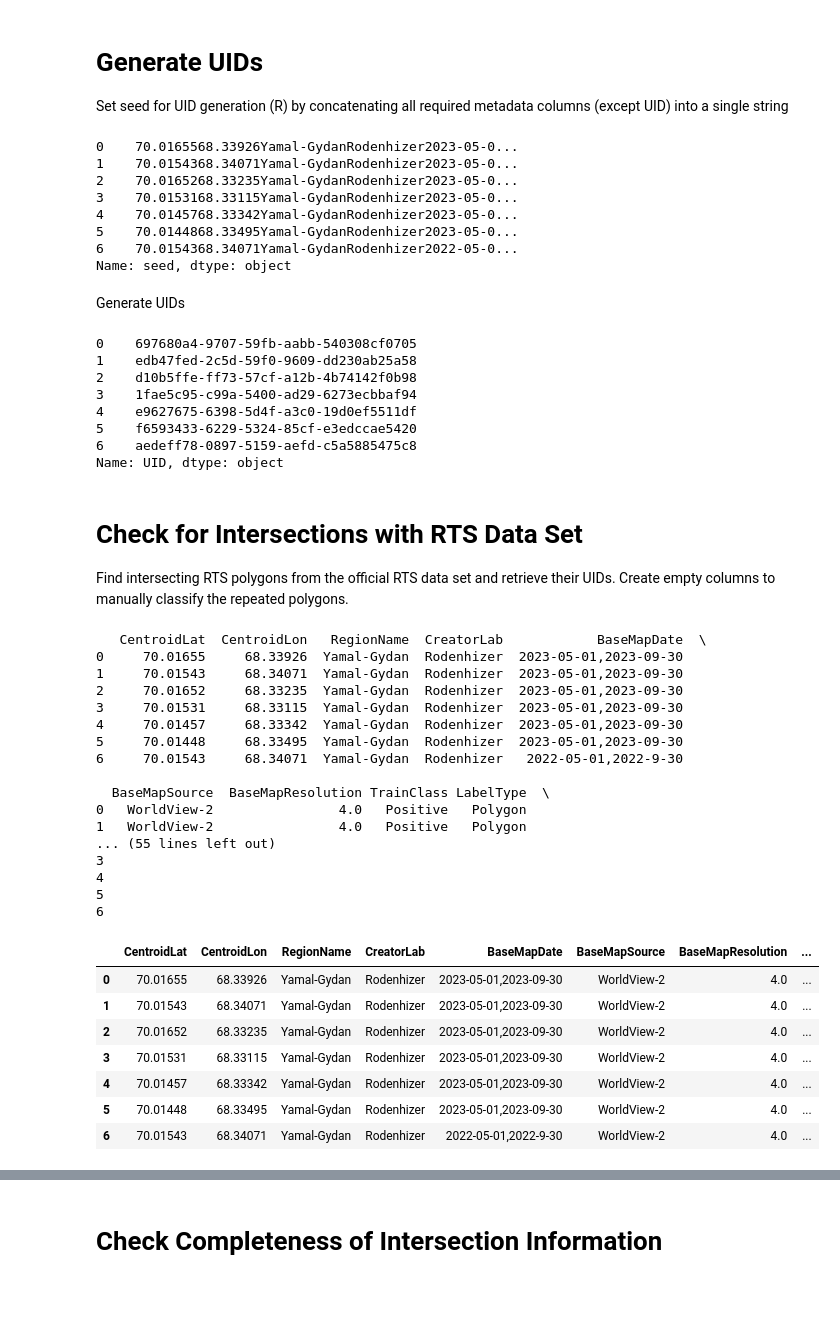
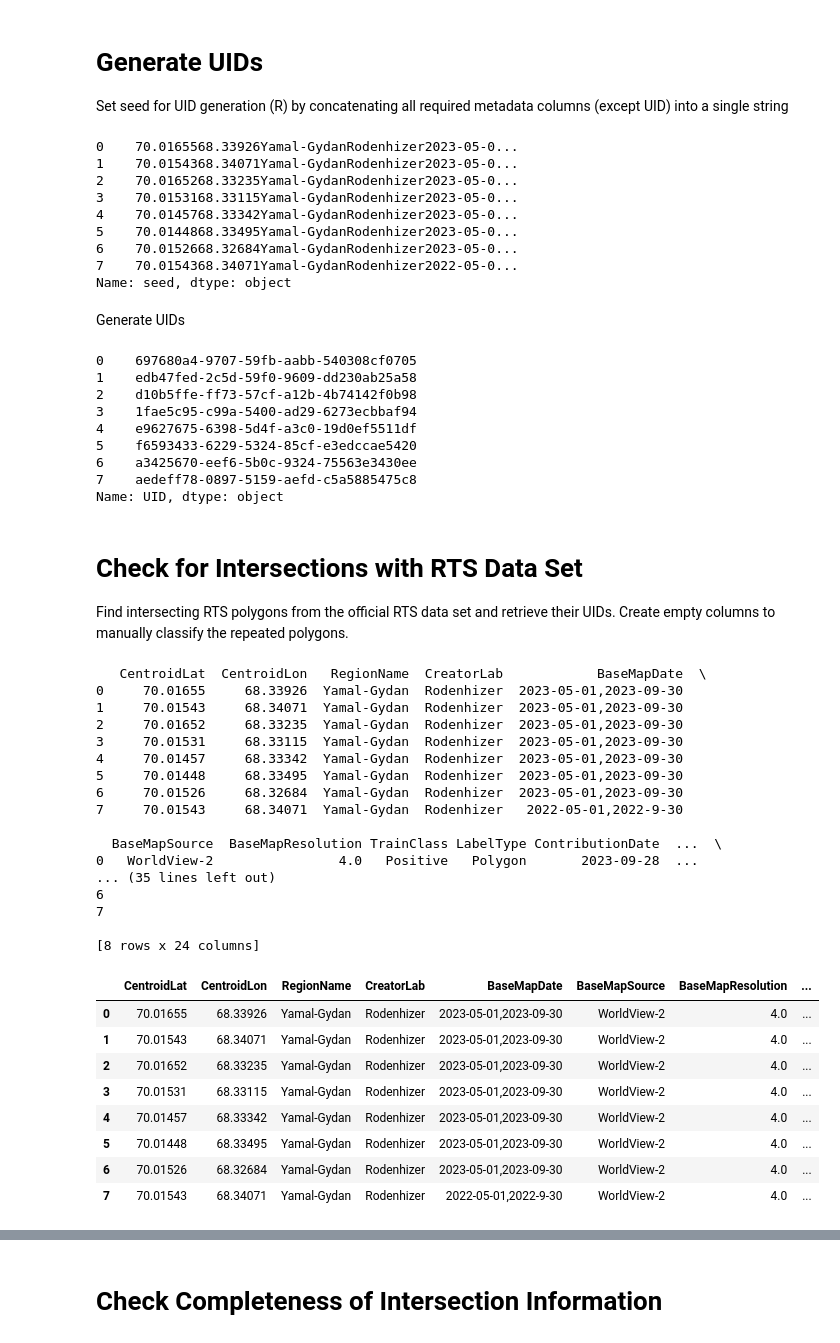
Before and after one commit to whrc/ARTS, a Jupyter notebook: Tutorial/data_formatting.ipynb, the cells around one changed output, grey strips where cells are left out. Cells and saved outputs as stored; diff of their text form; code cells hidden in the pictures; blank space fills up the shorter version.

```diff
--- a/Tutorial/data_formatting.ipynb
+++ b/Tutorial/data_formatting.ipynb
@@ -70,11 +70,11 @@ dataset_version = 'v.1.0.0' # set this to most recent version
 # leave everything else in this chunk alone
 if demo:
     # RTS data set to be processed
-    your_rts_dataset_file = 'rts_dataset_test_polygons_new.geojson'
+    your_rts_dataset_file = 'test_polygons_new.geojson'
     your_rts_dataset_filepath = base_dir / 'Tutorial' / 'mock_dataset' / 'input_data' / your_rts_dataset_file
 
     # ARTS main dataset to be appended
-    ARTS_main_dataset_filepath = base_dir / 'Tutorial' / 'mock_dataset' / 'input_data' / 'rts_dataset_test_polygons_current.geojson'
+    ARTS_main_dataset_filepath = base_dir / 'Tutorial' / 'mock_dataset' / 'input_data' / 'test_polygons_current.geojson'
 
 else:
     # RTS data set to be processed
@@ -232,7 +235,8 @@ new_dataset.seed
 3    70.0153168.33115Yamal-GydanRodenhizer2023-05-0...
 4    70.0145768.33342Yamal-GydanRodenhizer2023-05-0...
 5    70.0144868.33495Yamal-GydanRodenhizer2023-05-0...
-6    70.0154368.34071Yamal-GydanRodenhizer2022-05-0...
+6    70.0152668.32684Yamal-GydanRodenhizer2023-05-0...
+7    70.0154368.34071Yamal-GydanRodenhizer2022-05-0...
 Name: seed, dtype: object
 # %% [markdown]
 Generate UIDs
@@ -251,7 +255,8 @@ new_dataset.UID
 3    1fae5c95-c99a-5400-ad29-6273ecbbaf94
 4    e9627675-6398-5d4f-a3c0-19d0ef5511df
 5    f6593433-6229-5324-85cf-e3edccae5420
-6    aedeff78-0897-5159-aefd-c5a5885475c8
+6    a3425670-eef6-5b0c-9324-75563e3430ee
+7    aedeff78-0897-5159-aefd-c5a5885475c8
 Name: UID, dtype: object
 # %% [markdown]
 # Check for Intersections with RTS Data Set
@@ -263,44 +268,45 @@ with warnings.catch_warnings():
     if demo:
         intersections_output_filepath = (
             base_dir / 'Tutorial' / 'mock_dataset' / 'output' / (
-                str(your_rts_dataset_file).split('.')[0] + "_overlapping_polygons.geojson"
+                str(your_rts_dataset_file).split('.')[0] + "_overlapping.geojson"
             )
         )
     else:
         intersections_output_filepath = (
             base_dir / 'output' / (
-                str(your_rts_dataset_file).split('.')[0] + "_overlapping_polygons.geojson"
+                str(your_rts_dataset_file).split('.')[0] + "_overlapping.geojson"
             )
         )
 
     new_dataset = dataformatting.check_intersections(
         new_dataset, ARTS_main_dataset, intersections_output_filepath, demo
     )
 new_dataset
 # %% [output]
    CentroidLat  CentroidLon   RegionName  CreatorLab            BaseMapDate  \
 0     70.01655     68.33926  Yamal-Gydan  Rodenhizer  2023-05-01,2023-09-30
 1     70.01543     68.34071  Yamal-Gydan  Rodenhizer  2023-05-01,2023-09-30
 2     70.01652     68.33235  Yamal-Gydan  Rodenhizer  2023-05-01,2023-09-30
 3     70.01531     68.33115  Yamal-Gydan  Rodenhizer  2023-05-01,2023-09-30
 4     70.01457     68.33342  Yamal-Gydan  Rodenhizer  2023-05-01,2023-09-30
 5     70.01448     68.33495  Yamal-Gydan  Rodenhizer  2023-05-01,2023-09-30
-6     70.01543     68.34071  Yamal-Gydan  Rodenhizer   2022-05-01,2022-9-30
+6     70.01526     68.32684  Yamal-Gydan  Rodenhizer  2023-05-01,2023-09-30
+7     70.01543     68.34071  Yamal-Gydan  Rodenhizer   2022-05-01,2022-9-30
 
-  BaseMapSource  BaseMapResolution TrainClass LabelType  \
-0   WorldView-2                4.0   Positive   Polygon
-1   WorldView-2                4.0   Positive   Polygon
-... (55 lines left out)
-3
-4
-5
+  BaseMapSource  BaseMapResolution TrainClass LabelType ContributionDate  ...  \
+0   WorldView-2                4.0   Positive   Polygon       2023-09-28  ...
+... (35 lines left out)
 6
+7
+
+[8 rows x 24 columns]
 |  | CentroidLat | CentroidLon | RegionName | CreatorLab | BaseMapDate | BaseMapSource | BaseMapResolution | ... |
 | 0 | 70.01655 | 68.33926 | Yamal-Gydan | Rodenhizer | 2023-05-01,2023-09-30 | WorldView-2 | 4.0 | ... |
 | 1 | 70.01543 | 68.34071 | Yamal-Gydan | Rodenhizer | 2023-05-01,2023-09-30 | WorldView-2 | 4.0 | ... |
 | 2 | 70.01652 | 68.33235 | Yamal-Gydan | Rodenhizer | 2023-05-01,2023-09-30 | WorldView-2 | 4.0 | ... |
 | 3 | 70.01531 | 68.33115 | Yamal-Gydan | Rodenhizer | 2023-05-01,2023-09-30 | WorldView-2 | 4.0 | ... |
 | 4 | 70.01457 | 68.33342 | Yamal-Gydan | Rodenhizer | 2023-05-01,2023-09-30 | WorldView-2 | 4.0 | ... |
 | 5 | 70.01448 | 68.33495 | Yamal-Gydan | Rodenhizer | 2023-05-01,2023-09-30 | WorldView-2 | 4.0 | ... |
-| 6 | 70.01543 | 68.34071 | Yamal-Gydan | Rodenhizer | 2022-05-01,2022-9-30 | WorldView-2 | 4.0 | ... |
+| 6 | 70.01526 | 68.32684 | Yamal-Gydan | Rodenhizer | 2023-05-01,2023-09-30 | WorldView-2 | 4.0 | ... |
+| 7 | 70.01543 | 68.34071 | Yamal-Gydan | Rodenhizer | 2022-05-01,2022-9-30 | WorldView-2 | 4.0 | ... |
 # %% [markdown]
```
Also changed, not shown: parts of 10 cells of this notebook, 4 other files.
